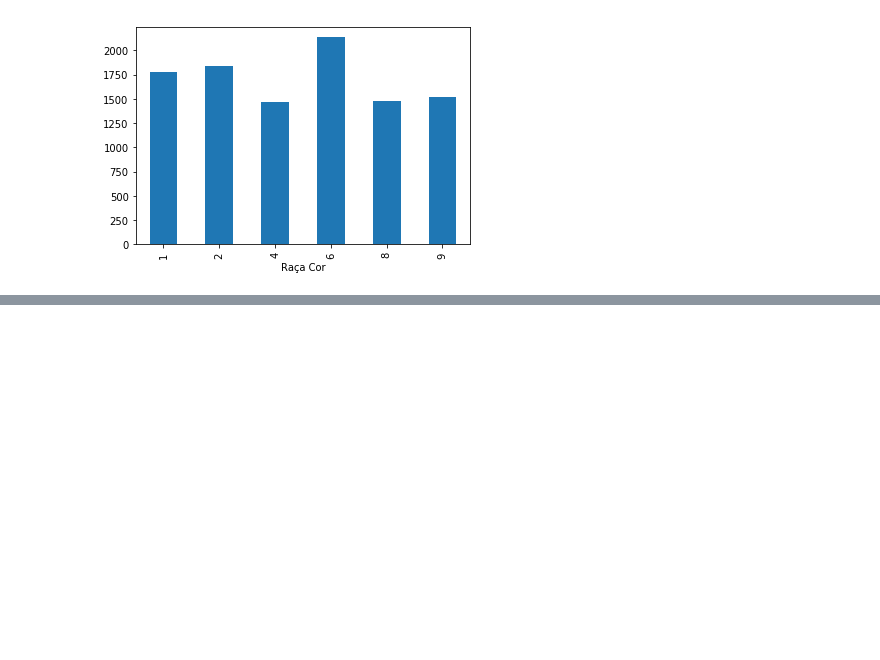
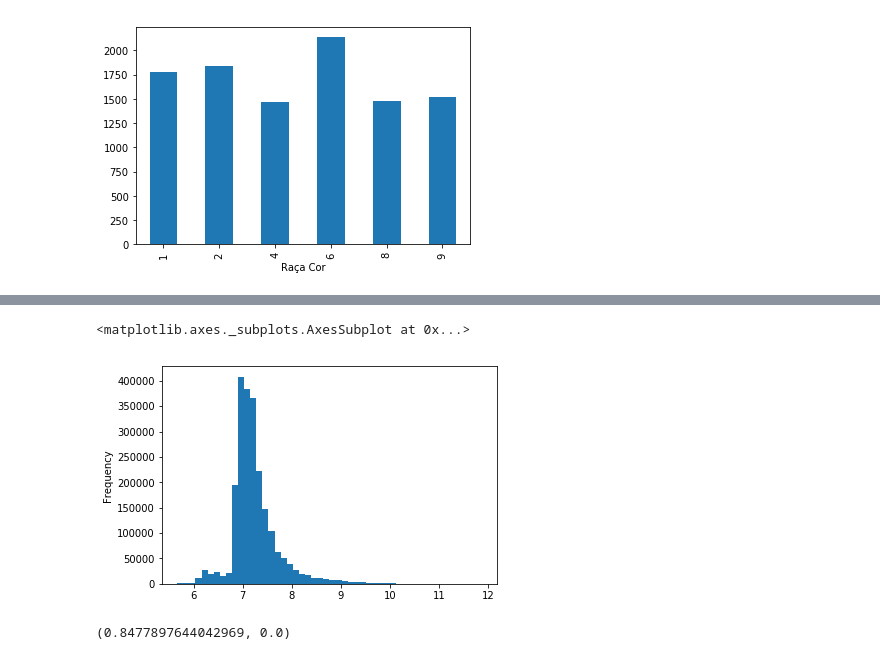
Before and after one commit to tsilverio/Desafio1_DataScience, a Jupyter notebook: Desafio1_Thiago.ipynb, the cells around one changed output, grey strips where cells are left out. Drawn from its saved outputs; the diff is of its cells as text; code cells hidden in the pictures; blank space fills up the shorter version.

```diff
--- a/Desafio1_Thiago.ipynb
+++ b/Desafio1_Thiago.ipynb
@@ -226,0 +262,11 @@ Media_RaçaCor['Salário Mensal'].mean().plot.bar()
+# %%
+df_desafio['log_Salario'] = np.log(df_desafio['Salário Mensal'])
+df_desafio['log_Salario'].plot.hist(bins=50)
+# %% [output]
+<matplotlib.axes._subplots.AxesSubplot at 0x...>
+[figure, added]
+# %%
+resultado_normal = stats.shapiro(df_desafio['log_Salario'])
+resultado_normal
+# %% [output]
+(0.8477897644042969, 0.0)
```
Also changed, not shown: parts of 23 cells of this notebook.
